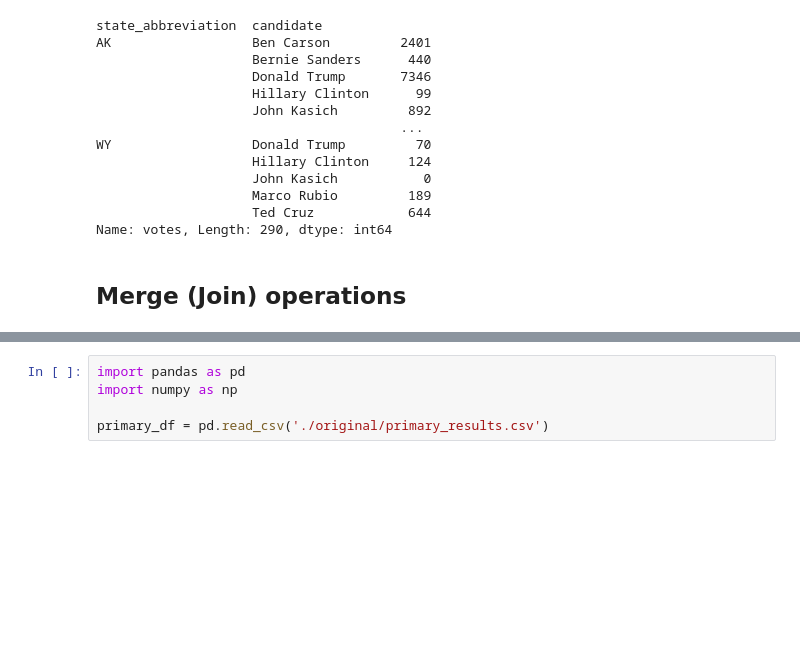
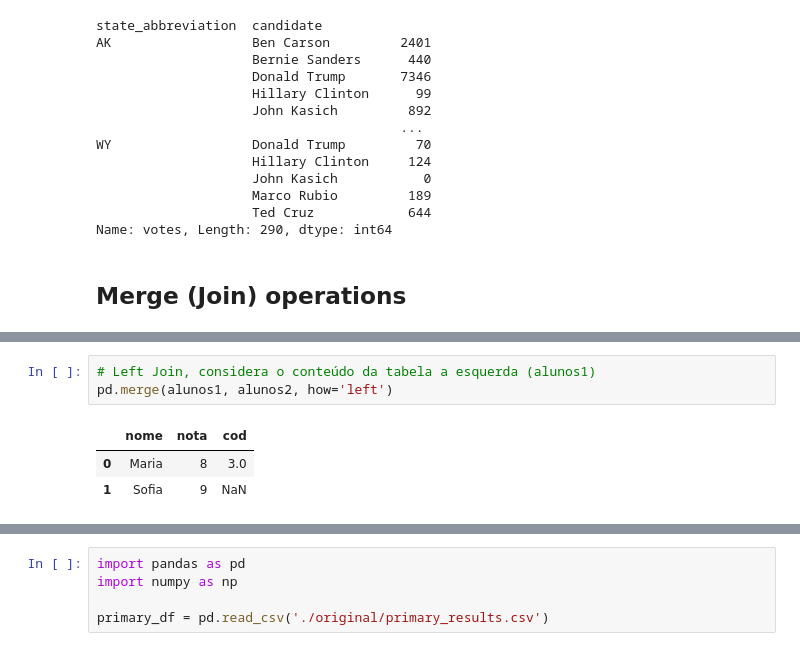
Before and after one commit to mrafaelbatista/study_udemy_machine_learning_and_data_science_with_python, a Jupyter notebook: Subject 02 - Pandas part 2.ipynb, the cells around one changed output, grey strips where cells are left out. Saved outputs shown, nothing was run; the diff lists cells and outputs as text; blank space fills up the shorter version.

```diff
--- a/Subject 02 - Pandas 02.ipynb
+++ b/Subject 02 - Pandas part 2.ipynb
@@ -136,0 +294,7 @@ Name: votes, Length: 290, dtype: int64
+# %%
+# Left Join, considera o conteúdo da tabela a esquerda (alunos1)
+pd.merge(alunos1, alunos2, how='left')
+# %% [output]
+|  | nome | nota | cod |
+| 0 | Maria | 8 | 3.0 |
+| 1 | Sofia | 9 | NaN |
```
Also changed, not shown: parts of 53 cells of this notebook, 18 other files.
